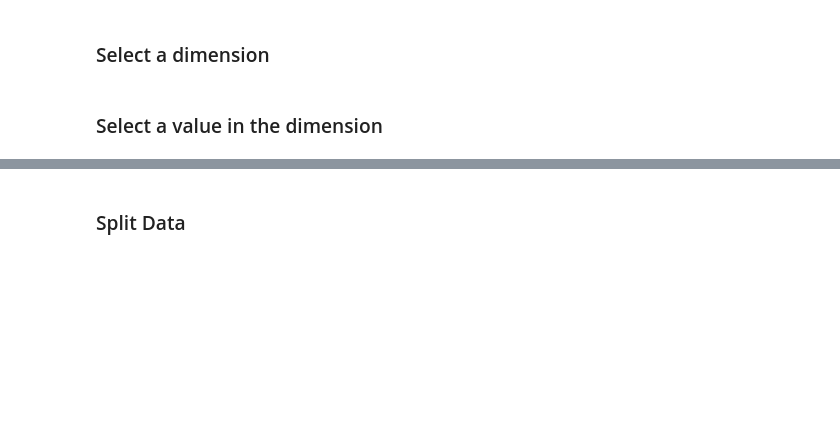
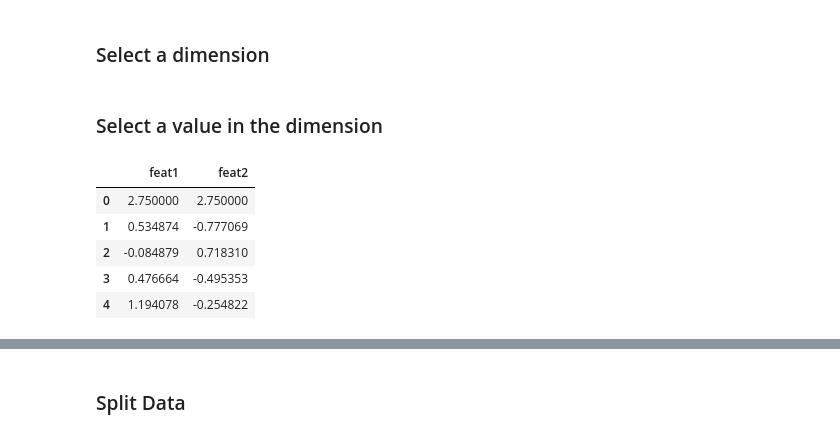
Before and after one commit to ventureBorbot/IsolationForest, a Jupyter notebook: IsolationForest.ipynb, the cells around one changed output, grey strips where cells are left out. Drawn from its saved outputs; the diff is of its cells as text; code cells hidden in the pictures; blank space fills up the shorter version.

```diff
--- a/IsolationForest.ipynb
+++ b/IsolationForest.ipynb
@@ -81,6 +81,15 @@ def select_value(data,feat):
     mini = data[feat].min()
     maxi = data[feat].max()
     return (maxi-mini)*np.random.random()+mini
+# %%
+X.head()
+# %% [output]
+|  | feat1 | feat2 |
+| 0 | 2.750000 | 2.750000 |
+| 1 | 0.534874 | -0.777069 |
+| 2 | -0.084879 | 0.718310 |
+| 3 | 0.476664 | -0.495353 |
+| 4 | 1.194078 | -0.254822 |
 # %%
 var = select_feature(X)
 print(var)
```
Also changed, not shown: parts of 16 cells of this notebook, 1 other file.
